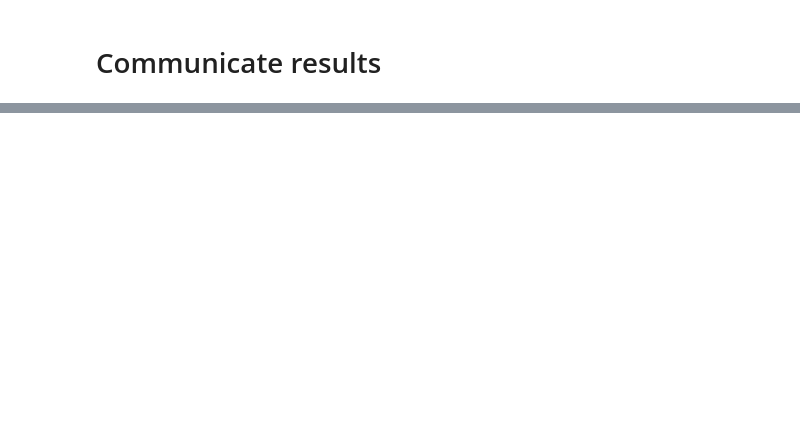
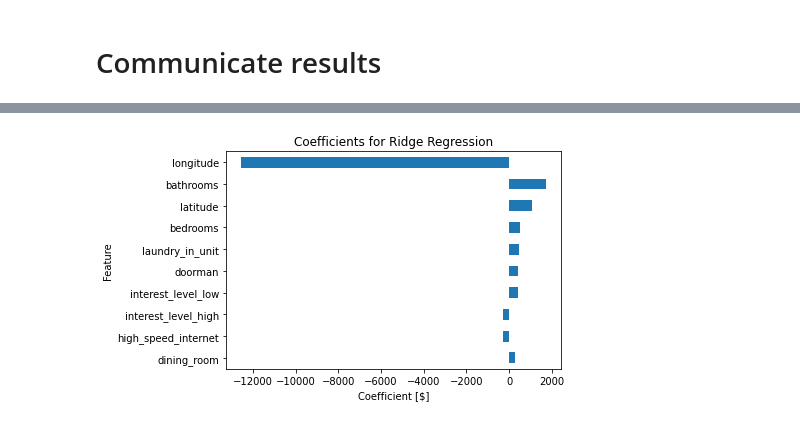
Before and after one commit to Vasanta2002/Sprint_5_linear_models, a Jupyter notebook: JDS_SHR_213_guided_project_notes.ipynb, the cells around one changed output, grey strips where cells are left out. Saved outputs shown, nothing was run; the diff lists cells and outputs as text; code cells hidden in the pictures; blank space fills up the shorter version.

```diff
--- a/JDS_SHR_213_guided_project_notes.ipynb
+++ b/JDS_SHR_213_guided_project_notes.ipynb
@@ -193,2 +208,5 @@ model_lr.fit(X_train, y_train)
 # %% [markdown]
 **Model 2:** Ridge regression (regularization)
+# %%
+model_r = Ridge(alpha = 1.0) #hyper parameter
+model_r.fit(XT_train, y_train)
@@ -215,11 +243,14 @@ plt.title('Coefficients for Linear Regression');
 # %%
-coefficients =
-features =
+coefficients = model_r.coef_
+features = ohe.get_feature_names()
+
 
 feat_imp = pd.Series(coefficients, index=features).sort_values(key=abs)
 feat_imp.tail(10).plot(kind='barh')
 
 plt.xlabel('Coefficient [$]')
 plt.ylabel('Feature')
 plt.title('Coefficients for Ridge Regression');
+# %% [output]
+[figure, added]
 # %%
```
Also changed, not shown: parts of 8 cells of this notebook.
